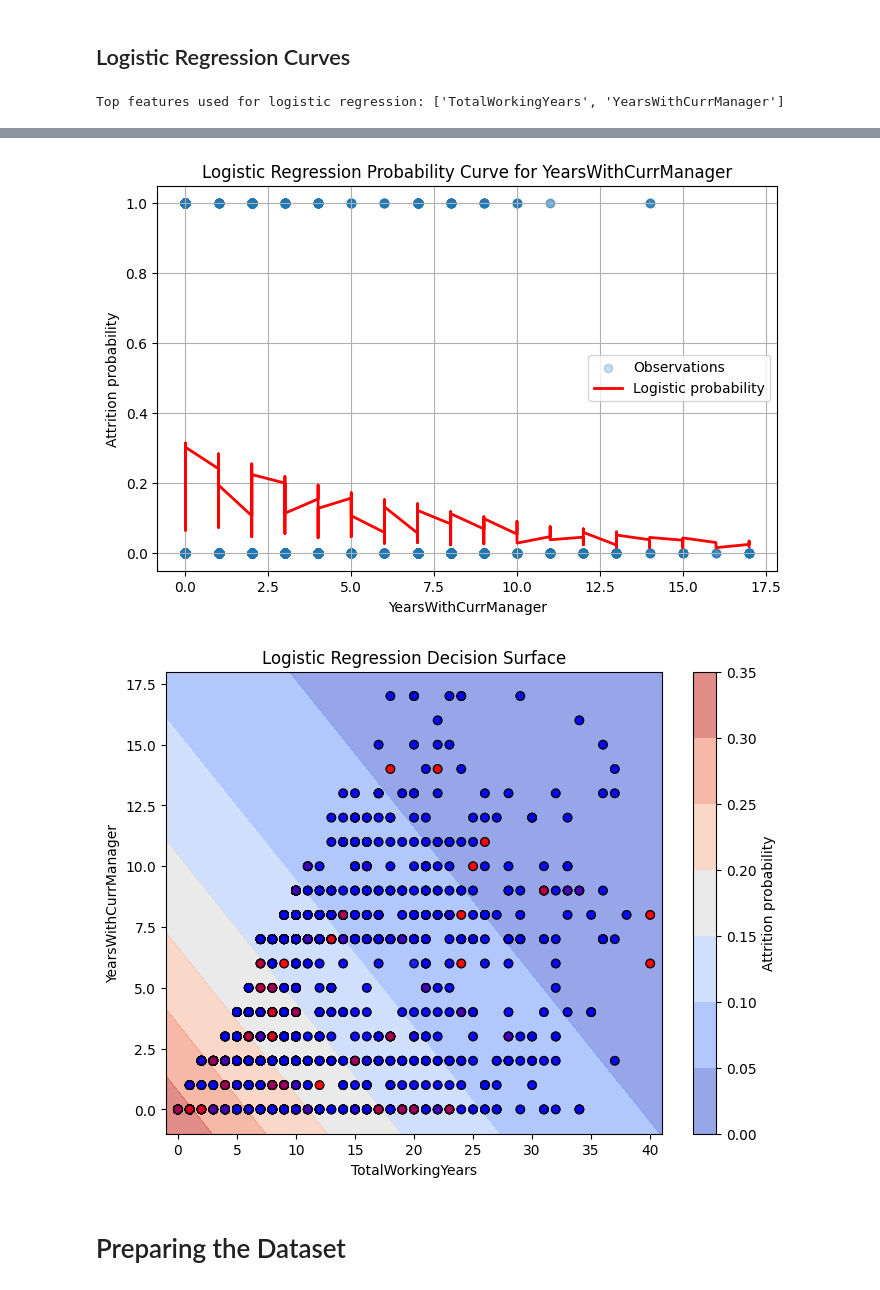
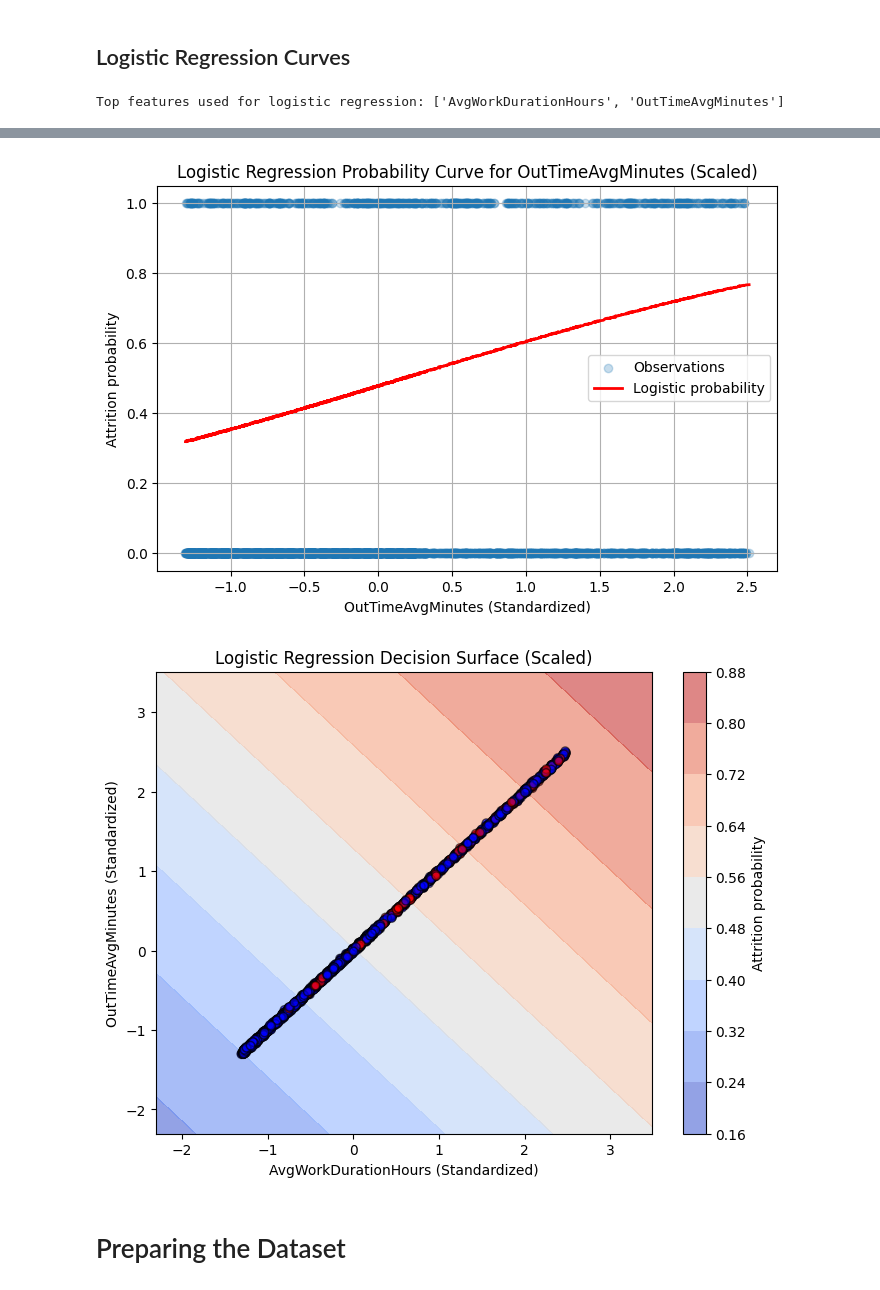
Before and after one commit to Vore667/HumanForYou, a Jupyter notebook: projet_ia.ipynb, the cells around one changed output, grey strips where cells are left out. Cells and saved outputs as stored; diff of their text form; code cells hidden in the pictures.

```diff
--- a/projet_ia.ipynb
+++ b/projet_ia.ipynb
@@ -42,9 +74,14 @@ for df in [df_employee, df_general, df_manager]:
 # %% [markdown]
 ## Merge datasets into one unique dataframe
 # %%
-# Merge the three sources using EmployeeID as the key
-# All datasets have 4410 unique IDs and no duplicates, so an inner join keeps the full population.
-df_merged = df_general.merge(df_employee, on='EmployeeID', how='inner').merge(df_manager, on='EmployeeID', how='inner')
+# Merge the four sources using EmployeeID as the key
+# All datasets share the same employee population, so an inner join keeps only matched employees.
+df_merged = (
+    df_general
+    .merge(df_employee, on='EmployeeID', how='inner')
+    .merge(df_manager, on='EmployeeID', how='inner')
+    .merge(df_time_features.reset_index(), on='EmployeeID', how='inner')
+)
 print('Merged dataframe shape:', df_merged.shape)
 print('Unique EmployeeID count:', df_merged['EmployeeID'].nunique())
 print('Duplicate EmployeeID rows:', df_merged.duplicated(subset=['EmployeeID']).sum())
@@ -52,6 +89,6 @@ print('\nMerged dataframe columns:')
 print(df_merged.columns.tolist())
 
 # Use the merged dataframe for subsequent preprocessing and analysis
-# This keeps the dataset unified and preserves the employee and manager survey data.
+# This keeps the dataset unified and preserves the employee, manager, and time survey data.
 df_general = df_merged.copy()
 # %% [output]
@@ -164,7 +201,7 @@ As we can see, the three dataframe are approximatly proper but we have to prepro
 #### Drop the non RGPD columns
 # %%
 # DROP Gender and EmployeeID columns
-drop_columns = [col for col in ['Gender', 'EmployeeID', 'Over18', 'MaritalStatus'] if col in df_general.columns]
+drop_columns = [col for col in ['Gender', 'EmployeeID', 'Over18', "EmployeeCount", "StandardHours"] if col in df_general.columns]
 if drop_columns:
     df_general = df_general.drop(columns=drop_columns)
     print(f'Dropped columns from df_general: {drop_columns}')
@@ -176,7 +213,7 @@ Dropped columns from df_general: ['Gender', 'EmployeeID', 'Over18', 'MaritalStat
 ## Encoded string categories
 # %%
 features_to_encode = ['BusinessTravel','Department',
-                      'EducationField','JobRole'
+                      'EducationField','JobRole', 'MaritalStatus'
 ]
 encoded = pd.get_dummies(df_general[features_to_encode], drop_first=True)
 print(encoded)
@@ -258,19 +323,23 @@ print('Top features used for logistic regression:', top_features)
 
 X_log = corr_data[top_features]
 y_log = corr_data['Attrition_num']
-clf_log = LogisticRegression(max_iter=500)
-clf_log.fit(X_log, y_log)
+
+scaler_log = StandardScaler()
+X_log_scaled = pd.DataFrame(scaler_log.fit_transform(X_log), columns=X_log.columns, index=X_log.index)
+
+clf_log = LogisticRegression(max_iter=500, class_weight='balanced')
+clf_log.fit(X_log_scaled, y_log)
 
 # Plot probability curve for each top feature separately
 for feature in top_features:
     plt.figure(figsize=(8, 5))
-    idx = X_log[feature].sort_values().index
-    values = X_log.loc[idx, feature].values
-    probs = clf_log.predict_proba(X_log.loc[idx])[:, 1]
-    plt.scatter(X_log[feature], y_log, alpha=0.25, label='Observations')
+    idx = X_log_scaled[feature].sort_values().index
+    values = X_log_scaled.loc[idx, feature].values
+    probs = clf_log.predict_proba(X_log_scaled.loc[idx])[:, 1]
+    plt.scatter(X_log_scaled[feature], y_log, alpha=0.25, label='Observations')
     plt.plot(values, probs, color='red', linewidth=2, label='Logistic probability')
-    plt.title(f'Logistic Regression Probability Curve for {feature}')
-    plt.xlabel(feature)
+    plt.title(f'Logistic Regression Probability Curve for {feature} (Scaled)')
+    plt.xlabel(f'{feature} (Standardized)')
     plt.ylabel('Attrition probability')
     plt.legend()
     plt.grid(True)
@@ -279,18 +348,18 @@ for feature in top_features:
 # If both features are numeric, show decision boundary in 2D
 if len(top_features) == 2:
     feature_x, feature_y = top_features
-    x_min, x_max = X_log[feature_x].min() - 1, X_log[feature_x].max() + 1
-    y_min, y_max = X_log[feature_y].min() - 1, X_log[feature_y].max() + 1
+    x_min, x_max = X_log_scaled[feature_x].min() - 1, X_log_scaled[feature_x].max() + 1
+    y_min, y_max = X_log_scaled[feature_y].min() - 1, X_log_scaled[feature_y].max() + 1
     xx, yy = np.meshgrid(np.linspace(x_min, x_max, 200), np.linspace(y_min, y_max, 200))
     grid = np.c_[xx.ravel(), yy.ravel()]
     probs_grid = clf_log.predict_proba(grid)[:, 1].reshape(xx.shape)
     plt.figure(figsize=(8, 6))
     contour = plt.contourf(xx, yy, probs_grid, cmap='coolwarm', alpha=0.6)
-    plt.scatter(X_log[feature_x], X_log[feature_y], c=y_log, cmap='bwr', edgecolor='k', alpha=0.6)
+    plt.scatter(X_log_scaled[feature_x], X_log_scaled[feature_y], c=y_log, cmap='bwr', edgecolor='k', alpha=0.6)
     plt.colorbar(contour, label='Attrition probability')
-    plt.title('Logistic Regression Decision Surface')
-    plt.xlabel(feature_x)
-    plt.ylabel(feature_y)
+    plt.title('Logistic Regression Decision Surface (Scaled)')
+    plt.xlabel(f'{feature_x} (Standardized)')
+    plt.ylabel(f'{feature_y} (Standardized)')
     plt.show()
 # %% [output]
-Top features used for logistic regression: ['TotalWorkingYears', 'YearsWithCurrManager']
+Top features used for logistic regression: ['AvgWorkDurationHours', 'OutTimeAvgMinutes']
@@ -298,5 +367,5 @@ Top features used for logistic regression: ['TotalWorkingYears', 'YearsWithCurrM
-[figure, old version]
+[figure, new version]
-[figure, old version]
+[figure, new version]
 # %% [markdown]
 # Preparing the Dataset
 # %%
```
Also changed, not shown: parts of 13 cells of this notebook, 1 other file.
